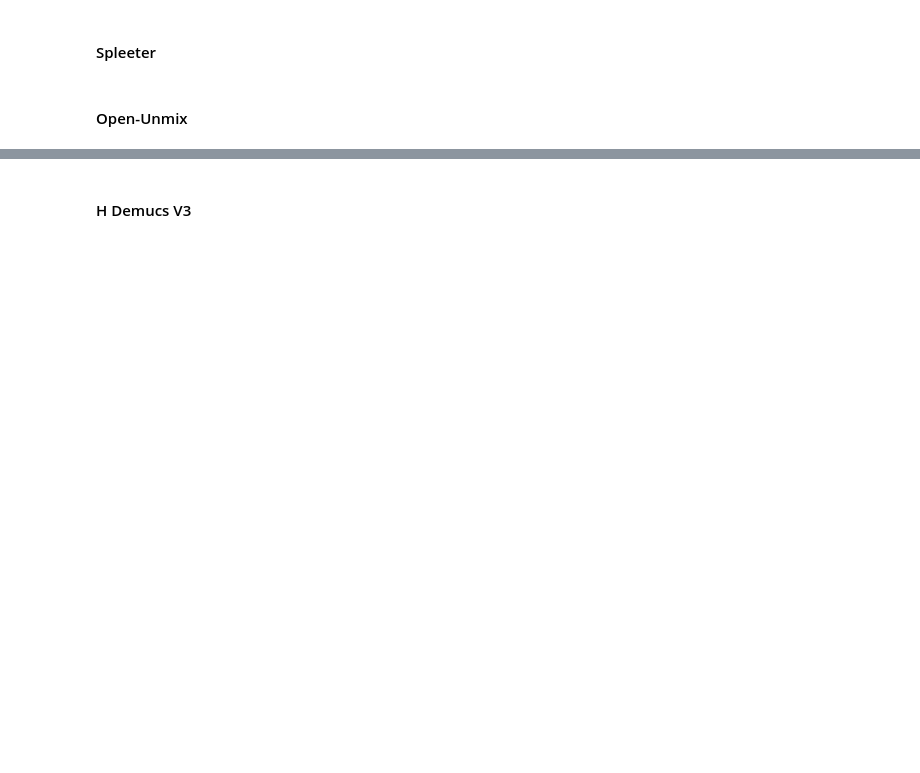
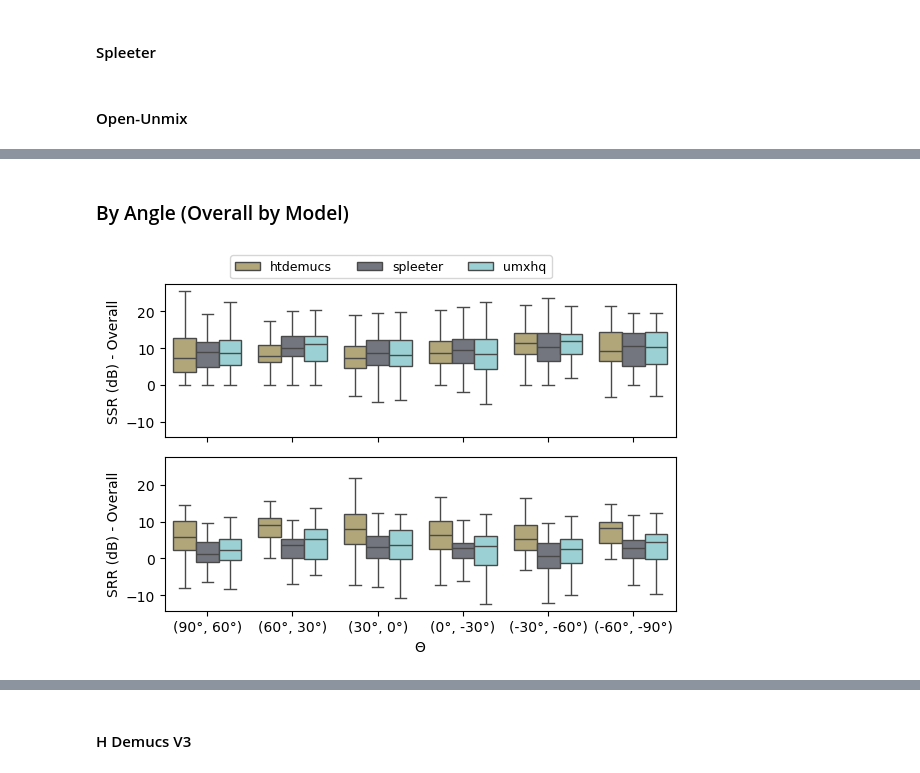
Before and after one commit to richa-namballa/binaural-mss, a Jupyter notebook: notebook/analysis.ipynb, the cells around one changed output, grey strips where cells are left out. Drawn from its saved outputs; the diff is of its cells as text; code cells hidden in the pictures; blank space fills up the shorter version.

```diff
--- a/notebook/analysis.ipynb
+++ b/notebook/analysis.ipynb
@@ -225,2 +220,3 @@ plt.show()
 # %%
 OUTLIERS = False
+FIG_SIZE = (6, 4)
@@ -231,4 +226,6 @@ metadata = metadata.melt(id_vars=['title', 'source'], var_name='dataset', value_
 # %%
 merged_df = pd.merge(metadata, all_models, how='inner')
 b = np.arange(-90, 91, 30)
-merged_df['bins'] = pd.cut(merged_df['angle'], bins=b)
+b_labels = ['(-60°, -90°)', '(-30°, -60°)', '(0°, -30°)', '(30°, 0°)', '(60°, 30°)', '(90°, 60°)']
+merged_df['bins'] = pd.cut(merged_df['angle'], bins=b, labels=b_labels)
+merged_df['bins_ordered'] = merged_df.bins.cat.reorder_categories(merged_df.bins.cat.categories[::-1], ordered=True)
@@ -380,0 +408,21 @@ plt.show()
+# %% [markdown]
+### By Angle (Overall by Model)
+# %%
+fig, ax = plt.subplots(2, 1, figsize=FIG_SIZE, tight_layout=True, sharex=True, sharey=True)
+
+sns.boxplot(x='bins_ordered', y='SSR', hue='model', data=merged_df, ax=ax[0], palette=MODEL_PALETTE, showfliers=OUTLIERS)
+sns.boxplot(x='bins_ordered', y='SRR', hue='model', data=merged_df, ax=ax[1], palette=MODEL_PALETTE, showfliers=OUTLIERS)
+
+for a in ax:
+    a.legend().remove()
+
+h, l = ax[0].get_legend_handles_labels()
+
+ax[0].set(ylabel='SSR (dB) - Overall', xlabel='$\Theta$')
+ax[1].set(ylabel='SRR (dB) - Overall', xlabel='$\Theta$')
+
+fig.legend(h, l, loc='upper center', fontsize=9, ncols=3, bbox_to_anchor=(0.5, 1.05))
+plt.savefig(os.path.join(PLOT_DIR, 'spauq_model_angle.pdf'), bbox_inches='tight')
+plt.show()
+# %% [output]
+[figure, added]
```
Also changed, not shown: parts of 88 cells of this notebook, 1 other file.
